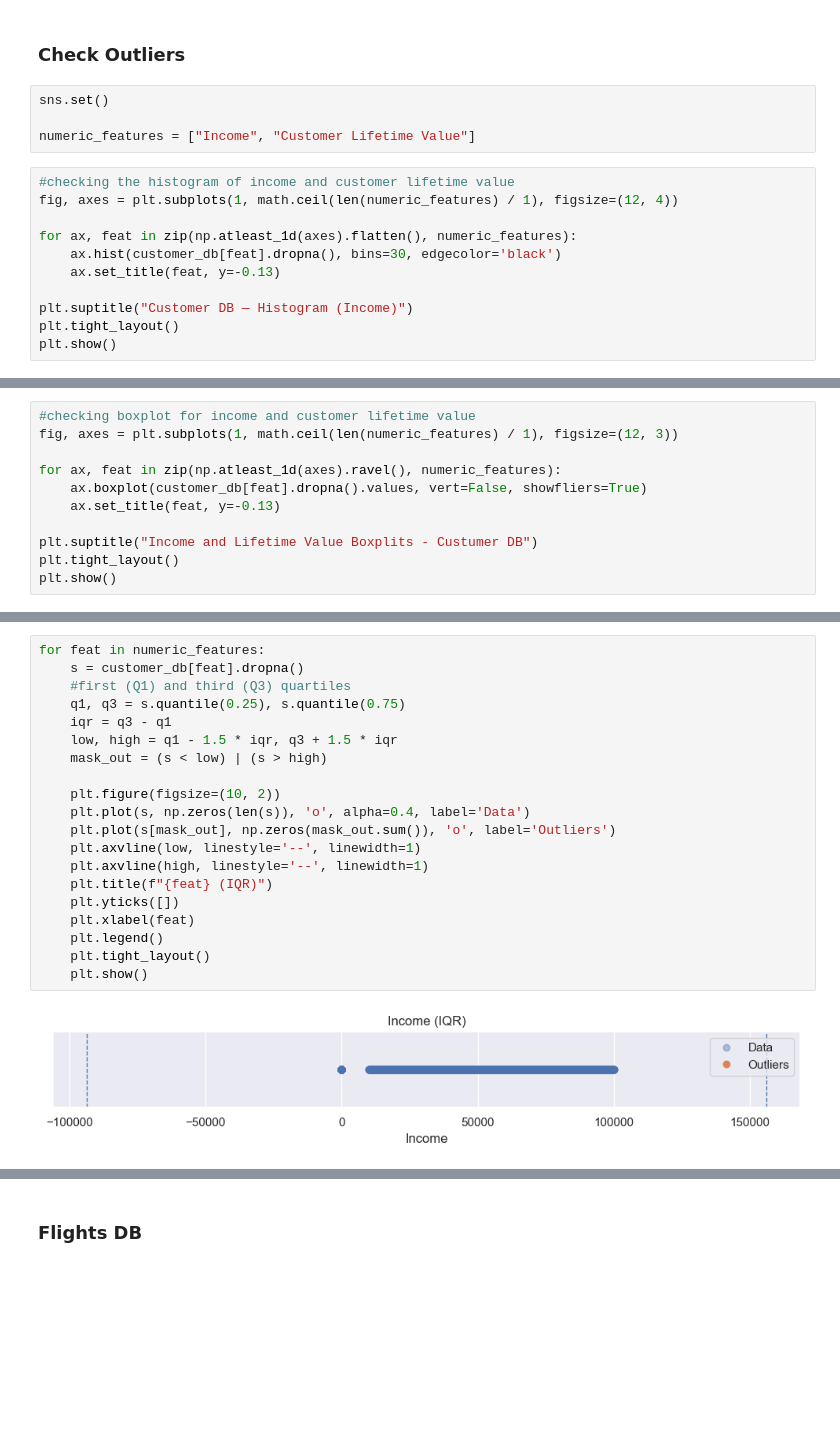
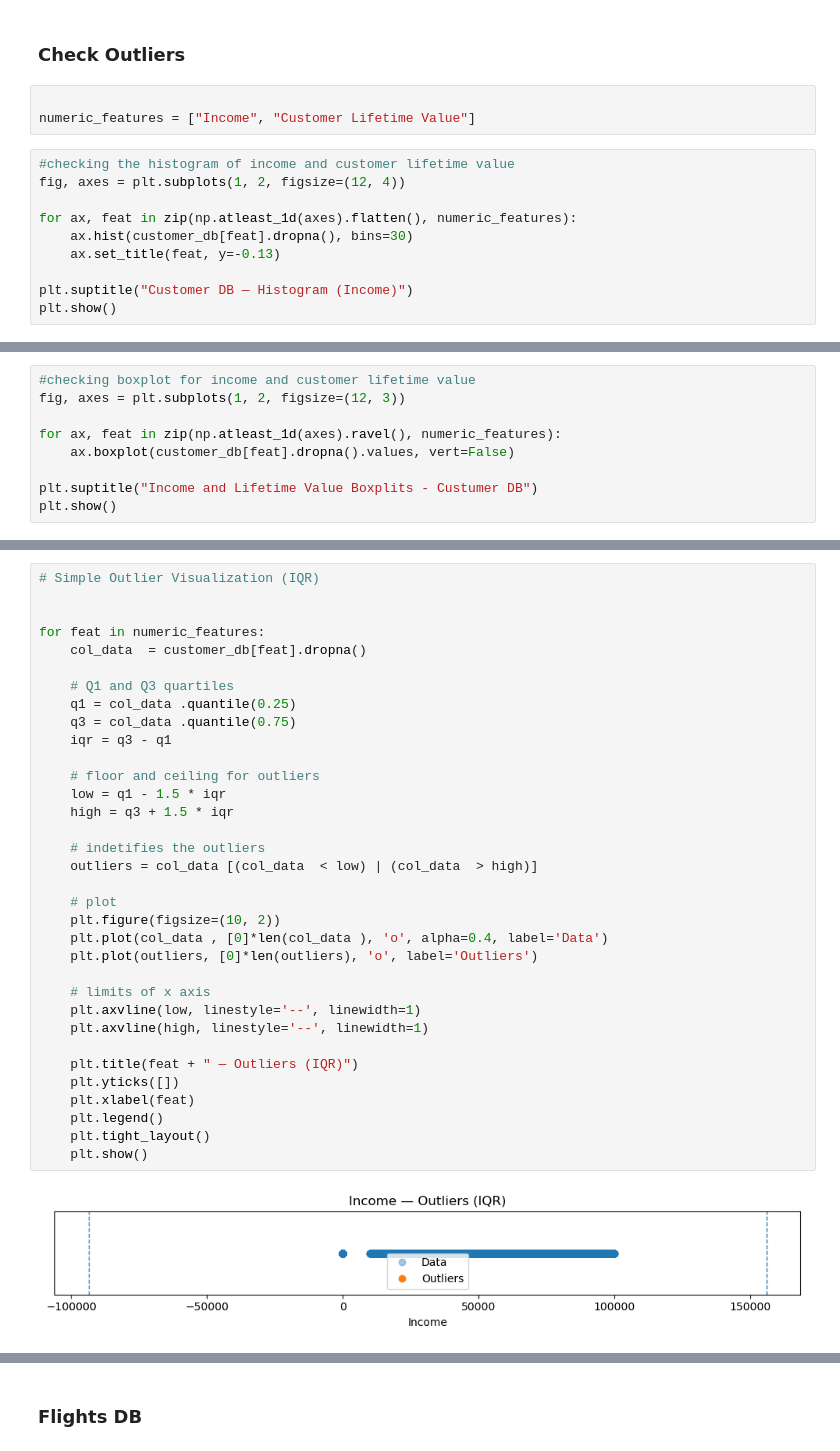
Before and after one commit to lucasdmcax/data_mining, a Jupyter notebook: Group20_EDA_Code.ipynb, the cells around one changed output, grey strips where cells are left out. Drawn from its saved outputs; the diff is of its cells as text; blank space fills up the shorter version.

```diff
--- a/Group20_EDA_Code.ipynb
+++ b/Group20_EDA_Code.ipynb
@@ -112,18 +113,16 @@ plt.show()
 # %% [markdown]
 ### <a id="check-outliers"></a> Check Outliers
 # %%
-sns.set()
 
 numeric_features = ["Income", "Customer Lifetime Value"]
 # %%
 #checking the histogram of income and customer lifetime value
-fig, axes = plt.subplots(1, math.ceil(len(numeric_features) / 1), figsize=(12, 4))
+fig, axes = plt.subplots(1, 2, figsize=(12, 4))
 
 for ax, feat in zip(np.atleast_1d(axes).flatten(), numeric_features):
-    ax.hist(customer_db[feat].dropna(), bins=30, edgecolor='black')
+    ax.hist(customer_db[feat].dropna(), bins=30)
     ax.set_title(feat, y=-0.13)
 
 plt.suptitle("Customer DB — Histogram (Income)")
-plt.tight_layout()
 plt.show()
 # %% [output]
@@ -131,12 +130,10 @@ plt.show()
 # %%
 #checking boxplot for income and customer lifetime value
-fig, axes = plt.subplots(1, math.ceil(len(numeric_features) / 1), figsize=(12, 3))
+fig, axes = plt.subplots(1, 2, figsize=(12, 3))
 
 for ax, feat in zip(np.atleast_1d(axes).ravel(), numeric_features):
-    ax.boxplot(customer_db[feat].dropna().values, vert=False, showfliers=True)
-    ax.set_title(feat, y=-0.13)
+    ax.boxplot(customer_db[feat].dropna().values, vert=False)
 
 plt.suptitle("Income and Lifetime Value Boxplits - Custumer DB")
-plt.tight_layout()
 plt.show()
 # %% [output]
@@ -144,22 +141,36 @@ plt.show()
 # %%
+# Simple Outlier Visualization (IQR)
+
+
 for feat in numeric_features:
-    s = customer_db[feat].dropna()
-    #first (Q1) and third (Q3) quartiles
-    q1, q3 = s.quantile(0.25), s.quantile(0.75)
+    col_data  = customer_db[feat].dropna()
+
+    # Q1 and Q3 quartiles
+    q1 = col_data .quantile(0.25)
+    q3 = col_data .quantile(0.75)
     iqr = q3 - q1
-    low, high = q1 - 1.5 * iqr, q3 + 1.5 * iqr
-    mask_out = (s < low) | (s > high)
 
+    # floor and ceiling for outliers
+    low = q1 - 1.5 * iqr
+    high = q3 + 1.5 * iqr
+
+    # indetifies the outliers
+    outliers = col_data [(col_data  < low) | (col_data  > high)]
+
+    # plot
     plt.figure(figsize=(10, 2))
-    plt.plot(s, np.zeros(len(s)), 'o', alpha=0.4, label='Data')
-    plt.plot(s[mask_out], np.zeros(mask_out.sum()), 'o', label='Outliers')
+    plt.plot(col_data , [0]*len(col_data ), 'o', alpha=0.4, label='Data')
+    plt.plot(outliers, [0]*len(outliers), 'o', label='Outliers')
+
+    # limits of x axis
     plt.axvline(low, linestyle='--', linewidth=1)
     plt.axvline(high, linestyle='--', linewidth=1)
-    plt.title(f"{feat} (IQR)")
+
+    plt.title(feat + " — Outliers (IQR)")
     plt.yticks([])
     plt.xlabel(feat)
     plt.legend()
     plt.tight_layout()
     plt.show()
 # %% [output]
-[figure, old version]
+[figure, new version]
```
Also changed, not shown: parts of 14 cells of this notebook.
